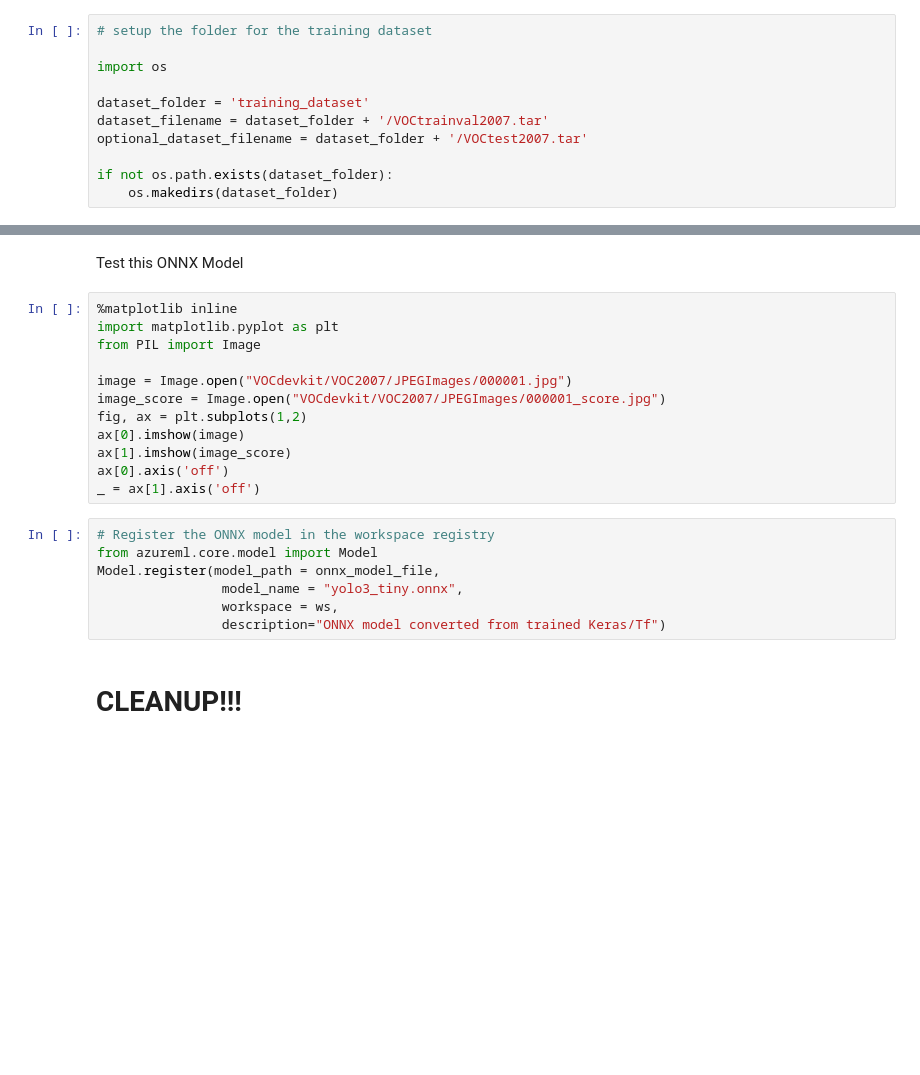
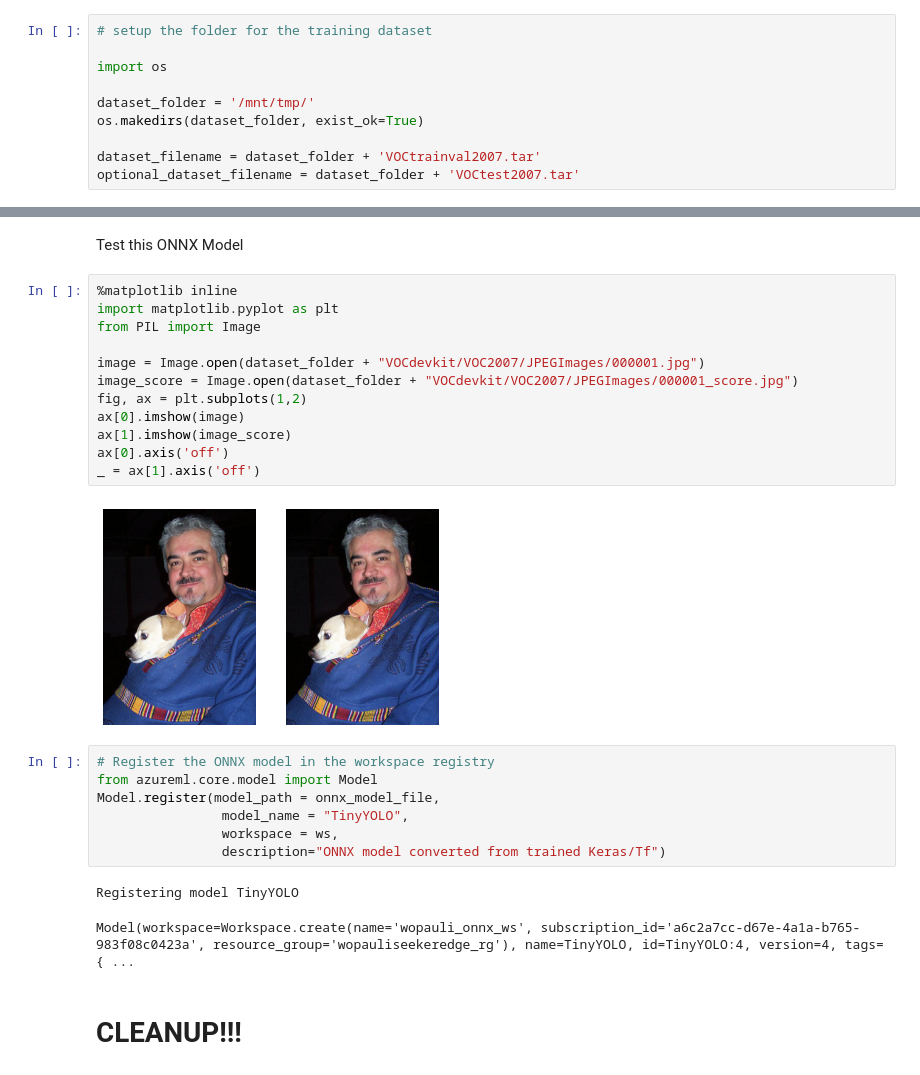
Before and after one commit to Azure-Samples/AzureDevOps-onnxruntime-jetson, a Jupyter notebook: Training-keras-yolo3-AML.ipynb, the cells around one changed output, grey strips where cells are left out. Drawn from its saved outputs; the diff is of its cells as text; blank space fills up the shorter version.

```diff
--- a/Training-keras-yolo3-AML.ipynb
+++ b/Training-keras-yolo3-AML.ipynb
@@ -52,12 +104,11 @@ Here is an example:
 
 import os
 
-dataset_folder = 'training_dataset'
-dataset_filename = dataset_folder + '/VOCtrainval2007.tar'
-optional_dataset_filename = dataset_folder + '/VOCtest2007.tar'
+dataset_folder = '/mnt/tmp/'
+os.makedirs(dataset_folder, exist_ok=True)
 
-if not os.path.exists(dataset_folder):
-    os.makedirs(dataset_folder)
+dataset_filename = dataset_folder + 'VOCtrainval2007.tar'
+optional_dataset_filename = dataset_folder + 'VOCtest2007.tar'
 # %%
 dataset_url = 'http://host.robots.ox.ac.uk/pascal/VOC/voc2007/VOCtrainval_06-Nov-2007.tar'
 urllib.request.urlretrieve(dataset_url, dataset_filename)
@@ -243,22 +365,27 @@ Test this ONNX Model
 # %%
 %matplotlib inline
 import matplotlib.pyplot as plt
 from PIL import Image
 
-image = Image.open("VOCdevkit/VOC2007/JPEGImages/000001.jpg")
-image_score = Image.open("VOCdevkit/VOC2007/JPEGImages/000001_score.jpg")
+image = Image.open(dataset_folder + "VOCdevkit/VOC2007/JPEGImages/000001.jpg")
+image_score = Image.open(dataset_folder + "VOCdevkit/VOC2007/JPEGImages/000001_score.jpg")
 fig, ax = plt.subplots(1,2)
 ax[0].imshow(image)
 ax[1].imshow(image_score)
 ax[0].axis('off')
 _ = ax[1].axis('off')
+# %% [output]
+[figure, added]
 # %%
 # Register the ONNX model in the workspace registry
 from azureml.core.model import Model
 Model.register(model_path = onnx_model_file,
-                model_name = "yolo3_tiny.onnx",
+                model_name = "TinyYOLO",
                 workspace = ws,
                 description="ONNX model converted from trained Keras/Tf")
+# %% [output]
+Registering model TinyYOLO
+Model(workspace=Workspace.create(name='wopauli_onnx_ws', subscription_id='a6c2a7cc-d67e-4a1a-b765-983f08c0423a', resource_group='wopauliseekeredge_rg'), name=TinyYOLO, id=TinyYOLO:4, version=4, tags={ ...
 # %% [markdown]
 # CLEANUP!!!
 # %% [markdown]
```
Also changed, not shown: parts of 22 cells of this notebook, 3 other files.
